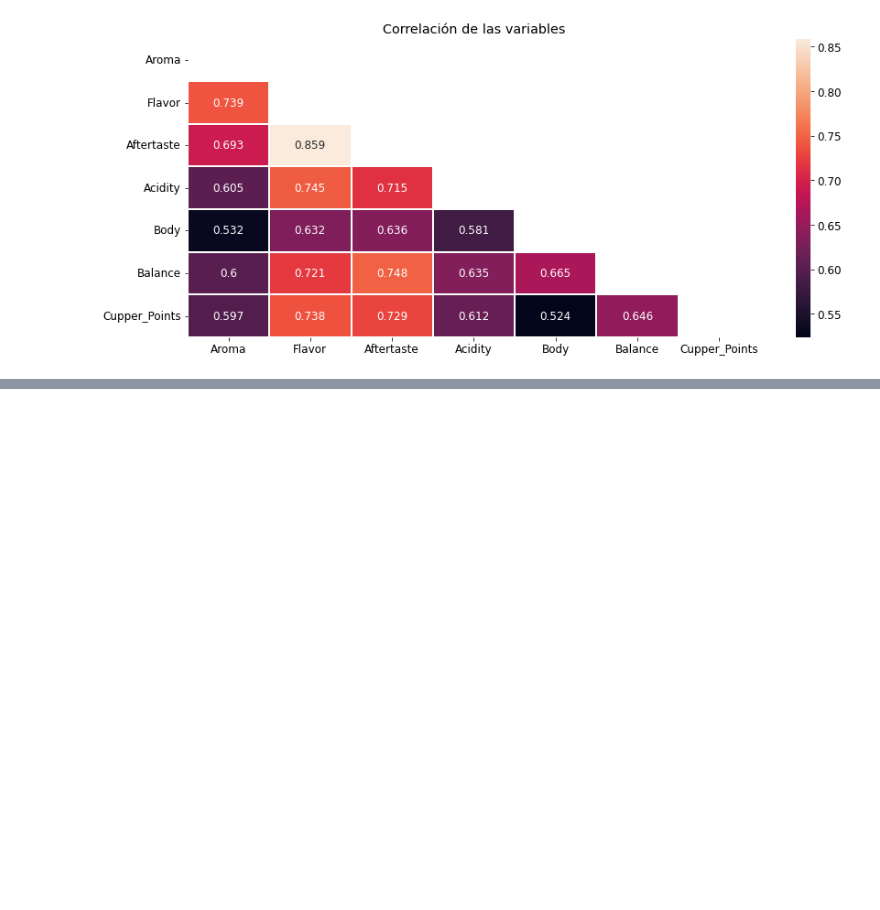
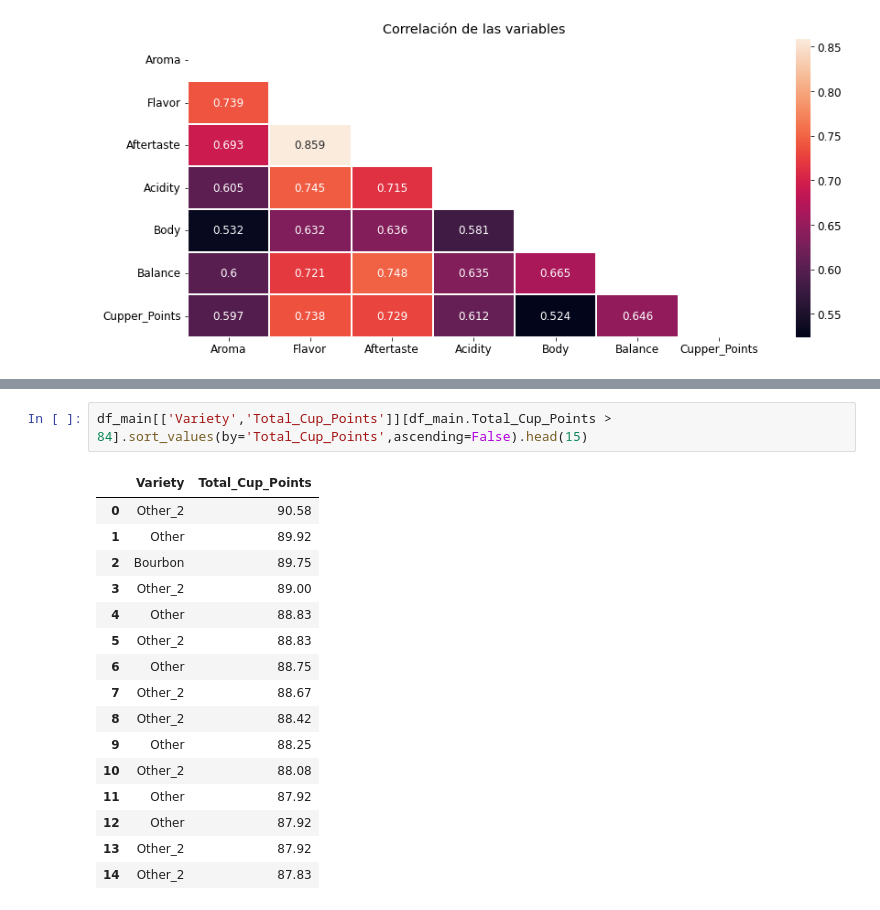
Before and after one commit to romeroelena16/PythonAnalytics, a Jupyter notebook: src/eda.ipynb, the cells around one changed output, grey strips where cells are left out. Drawn from its saved outputs; the diff is of its cells as text; blank space fills up the shorter version.

```diff
--- a/src/eda.ipynb
+++ b/src/eda.ipynb
@@ -753,0 +762,19 @@ El Flavor, Aftertaste, acidity, body, Balance, Cupper_Points, afectann positivam
+# %%
+df_main[['Variety','Total_Cup_Points']][df_main.Total_Cup_Points > 84].sort_values(by='Total_Cup_Points',ascending=False).head(15)
+# %% [output]
+|  | Variety | Total_Cup_Points |
+| 0 | Other_2 | 90.58 |
+| 1 | Other | 89.92 |
+| 2 | Bourbon | 89.75 |
+| 3 | Other_2 | 89.00 |
+| 4 | Other | 88.83 |
+| 5 | Other_2 | 88.83 |
+| 6 | Other | 88.75 |
+| 7 | Other_2 | 88.67 |
+| 8 | Other_2 | 88.42 |
+| 9 | Other | 88.25 |
+| 10 | Other_2 | 88.08 |
+| 11 | Other | 87.92 |
+| 12 | Other | 87.92 |
+| 13 | Other_2 | 87.92 |
+| 14 | Other_2 | 87.83 |
```
Also changed, not shown: parts of 29 cells of this notebook, 2 other files.
